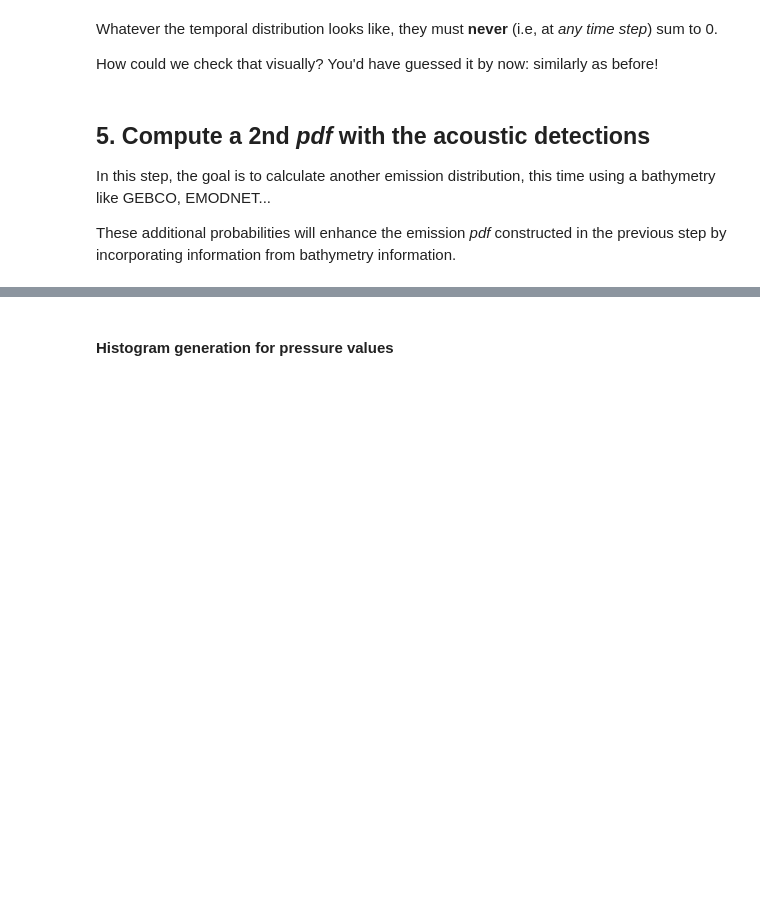
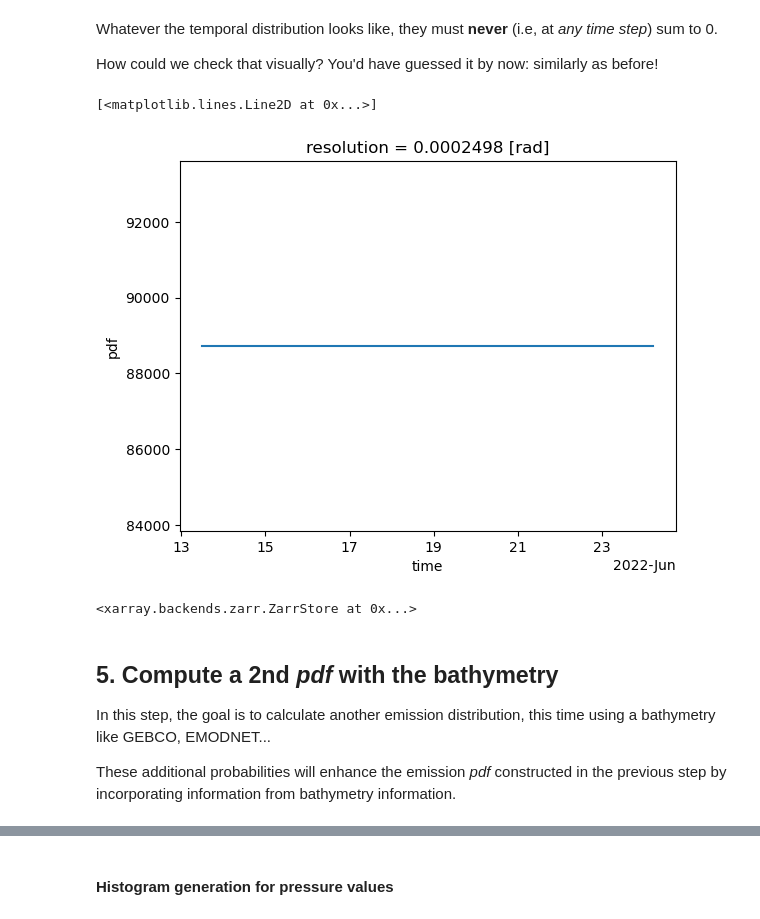
Before and after one commit to pangeo-fish/pangeo-fish, a Jupyter notebook: notebooks/pangeo-fish-bathy.ipynb, the cells around one changed output, grey strips where cells are left out. Drawn from its saved outputs; the diff is of its cells as text; code cells hidden in the pictures; blank space fills up the shorter version.

Commit message:
Notebook with generic GEBCO bathy implemented

```diff
--- a/notebooks/pangeo-fish-bathy.ipynb
+++ b/notebooks/pangeo-fish-bathy.ipynb
@@ -282,18 +527,23 @@ Whatever the temporal distribution looks like, they must **never** (i.e, at _any
 
 How could we check that visually? You'd have guessed it by now: similarly as before!
 # %%
-emission_pdf = emission_pdf.chunk(default_chunk_dims).persist()
+emission_pdf = emission_pdf.chunk(default_chunk_dims)
 emission_pdf["pdf"].count(dims).plot()
+# %% [output]
+[<matplotlib.lines.Line2D at 0x...>]
+[figure, added]
 # %%
 # Save the dataset
-emission_pdf.compute().to_zarr(
+emission_pdf.to_zarr(
     f"{target_root}/emission.zarr",
     mode="w",
     consolidated=True,
     storage_options=storage_options,
 )
+# %% [output]
+<xarray.backends.zarr.ZarrStore at 0x...>
 # %% [markdown]
-## 5. Compute a 2nd _pdf_ with the acoustic detections
+## 5. Compute a 2nd _pdf_ with the bathymetry
 
 In this step, the goal is to calculate another emission distribution, this time using a bathymetry like GEBCO, EMODNET...
 
```
Also changed, not shown: parts of 41 cells of this notebook, 1 other file.
